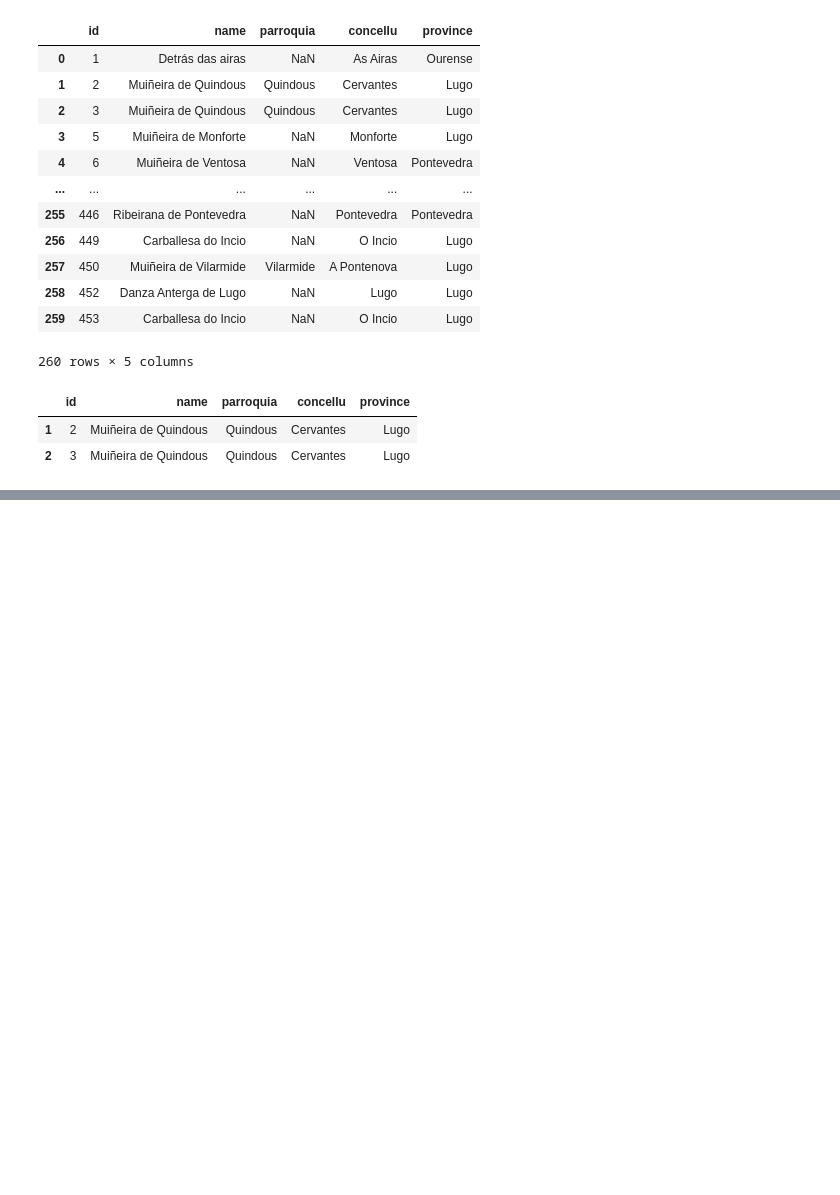
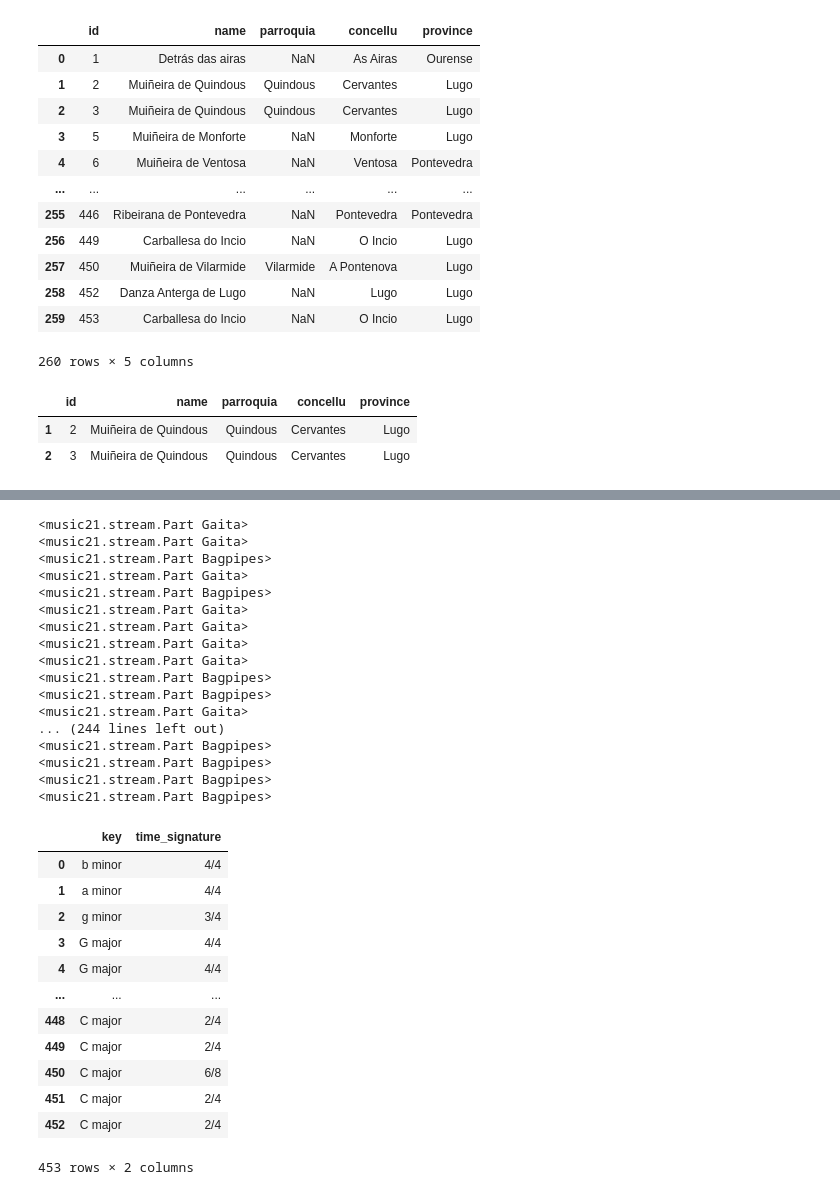
Before and after one commit to iferco/GMD-classification, a Jupyter notebook: testing/example.ipynb, the cells around one changed output, grey strips where cells are left out. Drawn from its saved outputs; the diff is of its cells as text; code cells hidden in the pictures; blank space fills up the shorter version.

Commit message:
example jupyter notebook and dataframe with timesignature

```diff
--- a/testing/example.ipynb
+++ b/testing/example.ipynb
@@ -161 +143,56 @@ df_key
+# %%
+df_key_located=pd.DataFrame(columns=['id','name','parroquia','concellu','province','key','time_signature'])
+i=0
+for i in range(260):
+    #get index of df_located
+    index=df_located.loc[i]['id']
+    s = load_musicxml(index)
+    if s is not None:
+        scoreParts = s.parts.stream()
+        s = scoreParts[0]
+        key=s.analyze('key')
+        #Get name of the song in df in this case we can use the index because the index of df is the same as the id
+        name=df_located.loc[i]['name']
+        parroquia=df_located.loc[i]['parroquia']
+        concellu=df_located.loc[i]['concellu']
+        province=df_located.loc[i]['province']
+
+        measures0 = s.getElementsByClass(stream.Measure).stream() #numero de compases
+        tS = measures0[0].getElementsByClass(meter.TimeSignature).stream()[0]
+        time_signature= ''+str(tS.numerator)+'/'+str(tS.denominator)
+        df_key_located.loc[i]=[index,name,parroquia,concellu,province, key,time_signature]
+df_key.drop(df_key.columns[0], axis=1, inplace=True)
+
+df_key
+# %% [output]
+<music21.stream.Part Gaita>
+<music21.stream.Part Gaita>
+<music21.stream.Part Bagpipes>
+<music21.stream.Part Gaita>
+<music21.stream.Part Bagpipes>
+<music21.stream.Part Gaita>
+<music21.stream.Part Gaita>
+<music21.stream.Part Gaita>
+<music21.stream.Part Gaita>
+<music21.stream.Part Bagpipes>
+<music21.stream.Part Bagpipes>
+<music21.stream.Part Gaita>
+... (244 lines left out)
+<music21.stream.Part Bagpipes>
+<music21.stream.Part Bagpipes>
+<music21.stream.Part Bagpipes>
+<music21.stream.Part Bagpipes>
+|  | key | time_signature |
+| 0 | b minor | 4/4 |
+| 1 | a minor | 4/4 |
+| 2 | g minor | 3/4 |
+| 3 | G major | 4/4 |
+| 4 | G major | 4/4 |
+| ... | ... | ... |
+| 448 | C major | 2/4 |
+| 449 | C major | 2/4 |
+| 450 | C major | 6/8 |
+| 451 | C major | 2/4 |
+| 452 | C major | 2/4 |
+453 rows × 2 columns
 # %%
```
Also changed, not shown: parts of 7 cells of this notebook, 1 other file.
